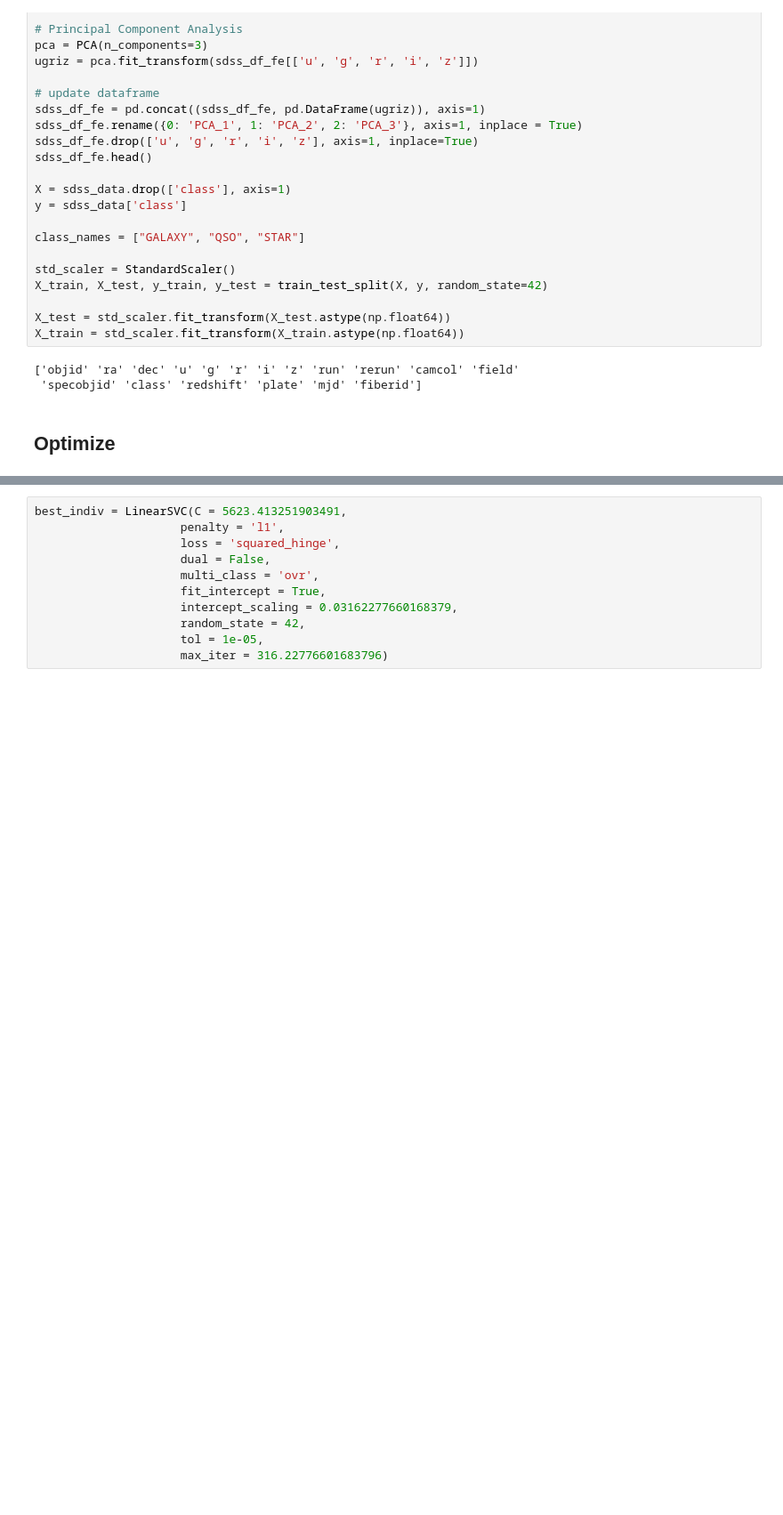
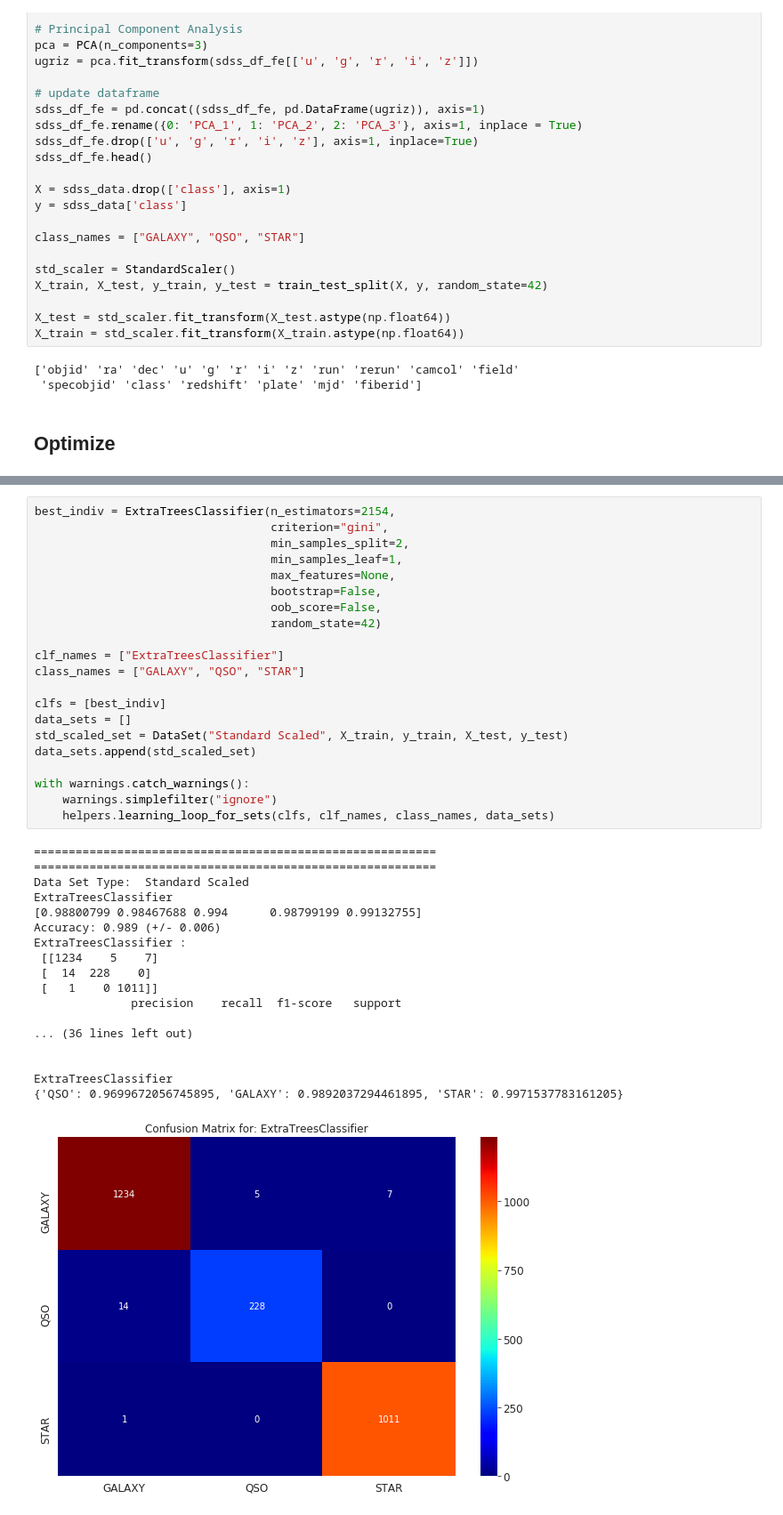
Before and after one commit to xultaeculcis/sdss-analysis-and-classification, a Jupyter notebook: 4_XTree_evo_opt.ipynb, the cells around one changed output, grey strips where cells are left out. Shown at 89% size. Saved outputs shown, nothing was run; the diff lists cells and outputs as text; blank space fills up the shorter version.

```diff
--- a/4_XTree_evo_opt.ipynb
+++ b/4_XTree_evo_opt.ipynb
@@ -141,14 +141,43 @@ Types [1, 1, 1, 1, 1, 1, 1, 1] and maxint [9, 1, 7, 8, 2, 1, 1, 0] detected
 [CV]  n_estimators=2154, criterion=gini, min_samples_split=7, min_samples_leaf=1, max_features=None, bootstrap=False, oob_score=False, random_state=42, score=0.9880079946702198, total=  10.5s
 [CV] n_estimators=2154, criterion=gini, min_samples_split=7, min_samples_leaf=1, max_features=None, bootstrap=False, oob_score=False, random_state=42
 [CV]  n_estimators=2154, criterion=gini, min_samples_split=7, min_samples_leaf=1, max_features=None, bootstrap=False, oob_score=False, random_state=42, score=0.9926666666666667,
-# %%
-best_indiv = LinearSVC(C = 5623.413251903491,
-                     penalty = 'l1',
-                     loss = 'squared_hinge',
-                     dual = False,
-                     multi_class = 'ovr',
-                     fit_intercept = True,
-                     intercept_scaling = 0.03162277660168379,
-                     random_state = 42,
-                     tol = 1e-05,
-                     max_iter = 316.22776601683796)
+# %%
+best_indiv = ExtraTreesClassifier(n_estimators=2154,
+                                  criterion="gini",
+                                  min_samples_split=2,
+                                  min_samples_leaf=1,
+                                  max_features=None,
+                                  bootstrap=False,
+                                  oob_score=False,
+                                  random_state=42)
+
+clf_names = ["ExtraTreesClassifier"]
+class_names = ["GALAXY", "QSO", "STAR"]
+
+clfs = [best_indiv]
+data_sets = []
+std_scaled_set = DataSet("Standard Scaled", X_train, y_train, X_test, y_test)
+data_sets.append(std_scaled_set)
+
+with warnings.catch_warnings():
+    warnings.simplefilter("ignore")
+    helpers.learning_loop_for_sets(clfs, clf_names, class_names, data_sets)
+# %% [output]
+==========================================================
+==========================================================
+Data Set Type:  Standard Scaled
+ExtraTreesClassifier
+[0.98800799 0.98467688 0.994      0.98799199 0.99132755]
+Accuracy: 0.989 (+/- 0.006)
+ExtraTreesClassifier :
+ [[1234    5    7]
+ [  14  228    0]
+ [   1    0 1011]]
+              precision    recall  f1-score   support
+
+... (36 lines left out)
+
+
+ExtraTreesClassifier
+{'QSO': 0.9699672056745895, 'GALAXY': 0.9892037294461895, 'STAR': 0.9971537783161205}
+[figure, added]
```
Also changed, not shown: parts of 1 cell of this notebook, 8 other files.
